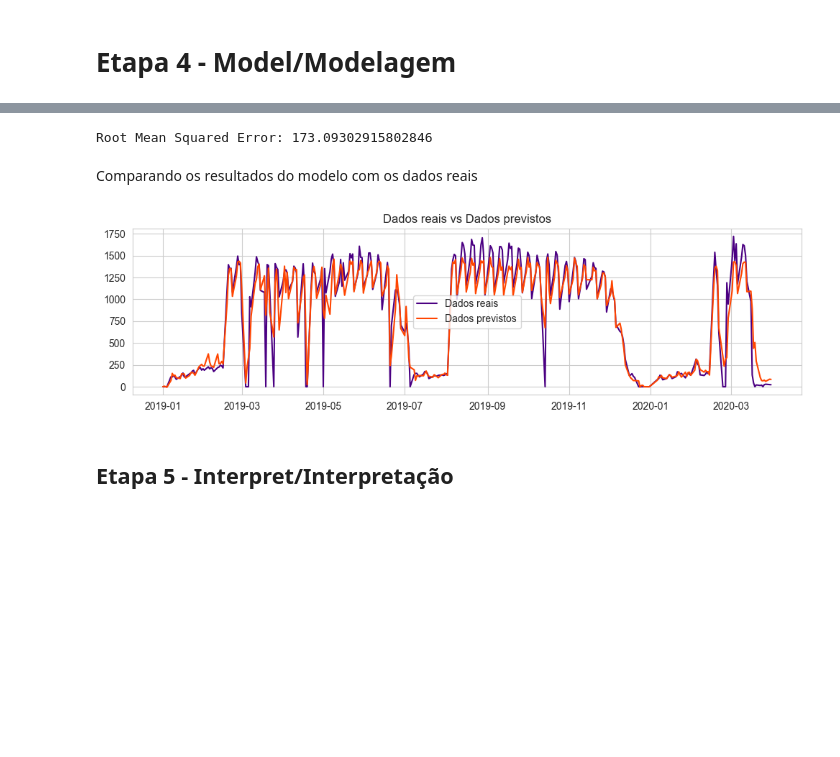
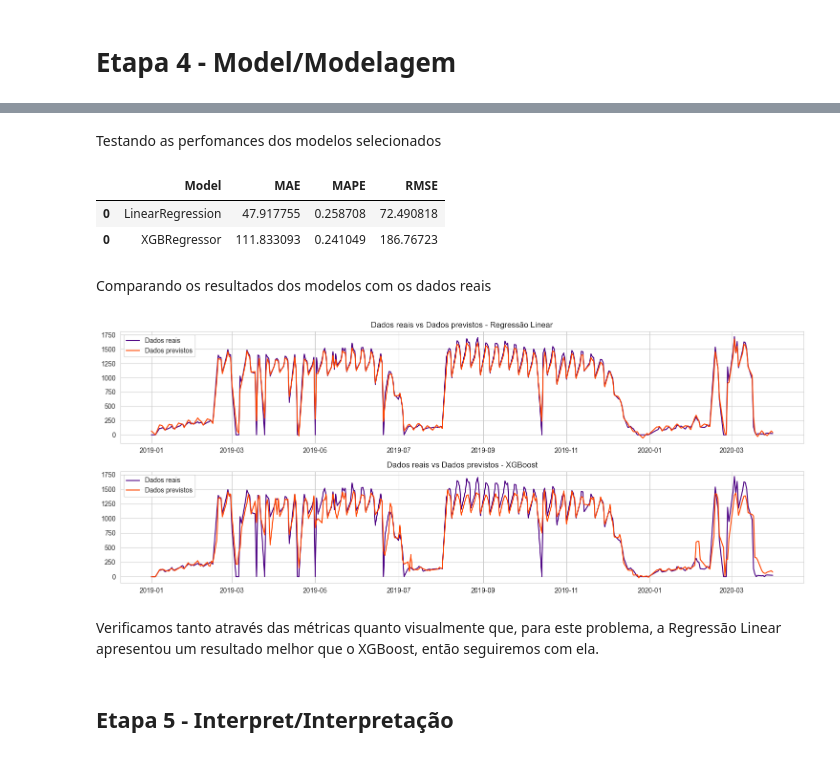
Before and after one commit to eloabe/time-series-analysis, a Jupyter notebook: time_series.ipynb, the cells around one changed output, grey strips where cells are left out. Cells and saved outputs as stored; diff of their text form; code cells hidden in the pictures; blank space fills up the shorter version.

Commit message:
fim das análises e modelagem

```diff
--- a/time_series.ipynb
+++ b/time_series.ipynb
@@ -402,12 +415,26 @@ y_train = train['total_refeicoes']
 
 X_test = val.drop(['total_refeicoes'], axis = 1)
 y_test = val['total_refeicoes']
+# %% [markdown]
+Testando as perfomances dos modelos selecionados
+# %%
+X_train = X_train.fillna(0)
 # %%
+lr = LinearRegression()
 xgb = XGBRegressor()
+
+lr.fit(X_train, y_train)
+xgb.fit(X_train, y_train)
+
+y_pred_lr = pd.Series( lr.predict(X_test), index = y_test.index )
+y_pred_xgb= pd.Series( xgb.predict(X_test), index = y_test.index )
 # %%
-xgb.fit(X_train._get_numeric_data(), y_train)
-ypred = xgb.predict(X_test._get_numeric_data())
+metricas_lr = metricas_regressao(y_pred_lr, y_test, lr)
+metricas_xgb = metricas_regressao(y_pred_xgb, y_test, xgb)
+
+m = metricas_lr.append(metricas_xgb)
+m
+# %% [output]
+|  | Model | MAE | MAPE | RMSE |
+| 0 | LinearRegression | 47.917755 | 0.258708 | 72.490818 |
+| 0 | XGBRegressor | 111.833093 | 0.241049 | 186.76723 |
-# %%
-print(f'Root Mean Squared Error: {np.sqrt(mean_squared_error(y_test, ypred))}')
-# %% [output]
-Root Mean Squared Error: 173.09302915802846
@@ -416,15 +441,34 @@ ypred = pd.Series(ypred, index = y_test.index)
 # %% [markdown]
-Comparando os resultados do modelo com os dados reais
+Comparando os resultados dos modelos com os dados reais
 # %%
-plt.figure(figsize = (12, 3))
+fig, ax = plt.subplots(2, 1, figsize = (15, 6))
 
-sns.lineplot(y_test, color='indigo', label = 'Dados reais').set(xlabel=None, ylabel=None)
-sns.lineplot(ypred, color='orangered', label = 'Dados previstos').set(xlabel=None, ylabel=None)
+sns.lineplot(y_test,
+             color='indigo',
+             label = 'Dados reais',
+             ax = ax[0]).set(xlabel=None, ylabel=None)
 
-plt.title('Dados reais vs Dados previstos')
+sns.lineplot(y_pred_lr,
+             color='orangered',
+             label = 'Dados previstos',
+             ax = ax[0]).set(xlabel=None, ylabel=None)
+
+ax[0].set_title('Dados reais vs Dados previstos - Regressão Linear')
+
+sns.lineplot(y_test,
+             color='indigo',
+             label = 'Dados reais',
+             ax = ax[1]).set(xlabel=None, ylabel=None)
+
+sns.lineplot(y_pred_xgb,
+             color='orangered',
+             label = 'Dados previstos',
+             ax = ax[1]).set(xlabel=None, ylabel=None)
+
+ax[1].set_title('Dados reais vs Dados previstos - XGBoost')
 
 plt.legend()
 
-plt.show()
+fig.tight_layout()
 # %% [output]
-[figure, old version]
+[figure, new version]
@@ -432,0 +475,2 @@ pickle.dump(xgb, open('data_app/model/model.pkl', 'wb'))
+# %% [markdown]
+Verificamos tanto através das métricas quanto visualmente que, para este problema, a Regressão Linear apresentou um resultado melhor que o XGBoost, então seguiremos com ela.
```
Also changed, not shown: parts of 33 cells of this notebook.
